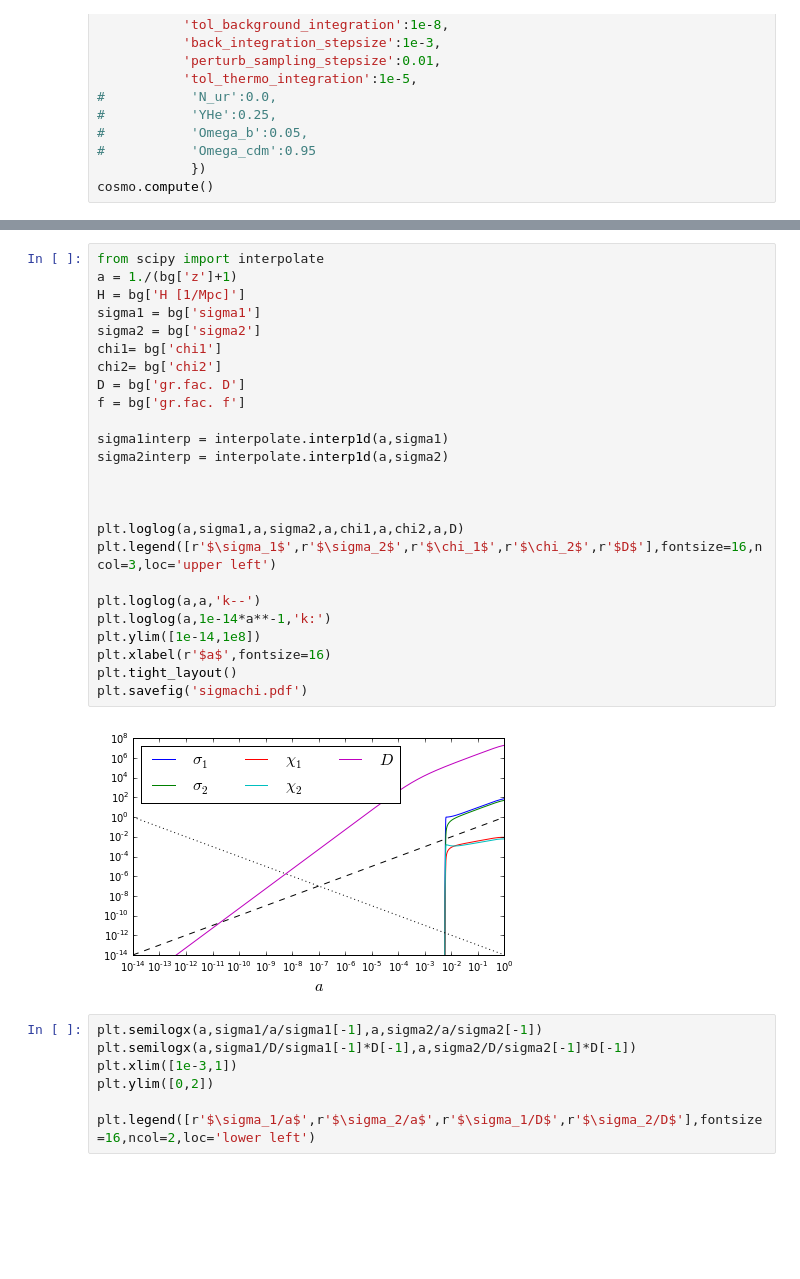
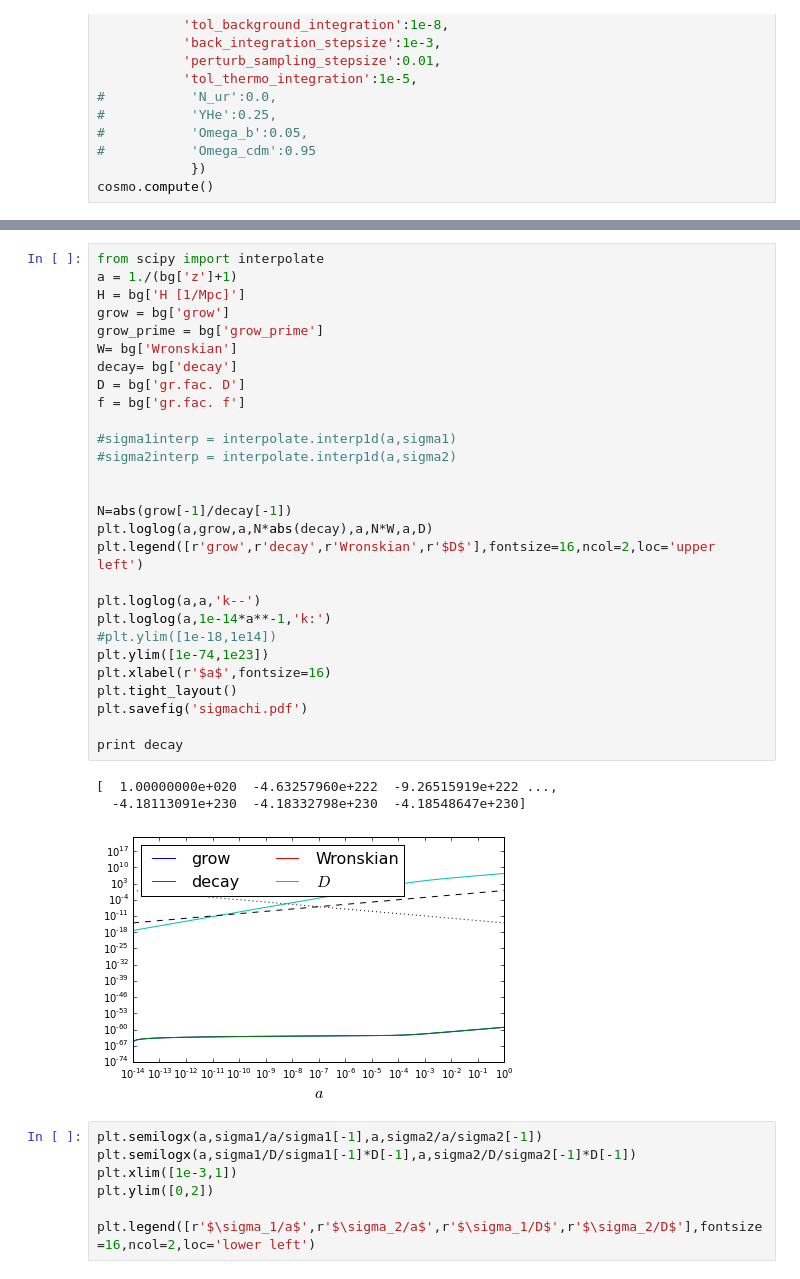
Before and after one commit to ThomasTram/CLASSmods, a Jupyter notebook: GrowingStuff.ipynb, the cells around one changed output, grey strips where cells are left out. Saved outputs shown, nothing was run; the diff lists cells and outputs as text; blank space fills up the shorter version.

Commit message:
Wronskian approach - not working

```diff
--- a/GrowingStuff.ipynb
+++ b/GrowingStuff.ipynb
@@ -45,30 +45,35 @@ dict_keys(['(.)rho_crit', 'lum. dist.', '(.)rho_b', 'H [1/Mpc]', 'H_prime', 'chi
 # %%
 from scipy import interpolate
 a = 1./(bg['z']+1)
 H = bg['H [1/Mpc]']
-sigma1 = bg['sigma1']
-sigma2 = bg['sigma2']
-chi1= bg['chi1']
-chi2= bg['chi2']
+grow = bg['grow']
+grow_prime = bg['grow_prime']
+W= bg['Wronskian']
+decay= bg['decay']
 D = bg['gr.fac. D']
 f = bg['gr.fac. f']
 
-sigma1interp = interpolate.interp1d(a,sigma1)
-sigma2interp = interpolate.interp1d(a,sigma2)
+#sigma1interp = interpolate.interp1d(a,sigma1)
+#sigma2interp = interpolate.interp1d(a,sigma2)
 
 
-
-plt.loglog(a,sigma1,a,sigma2,a,chi1,a,chi2,a,D)
-plt.legend([r'$\sigma_1$',r'$\sigma_2$',r'$\chi_1$',r'$\chi_2$',r'$D$'],fontsize=16,ncol=3,loc='upper left')
+N=abs(grow[-1]/decay[-1])
+plt.loglog(a,grow,a,N*abs(decay),a,N*W,a,D)
+plt.legend([r'grow',r'decay',r'Wronskian',r'$D$'],fontsize=16,ncol=2,loc='upper left')
 
 plt.loglog(a,a,'k--')
 plt.loglog(a,1e-14*a**-1,'k:')
-plt.ylim([1e-14,1e8])
+#plt.ylim([1e-18,1e14])
+plt.ylim([1e-74,1e23])
 plt.xlabel(r'$a$',fontsize=16)
 plt.tight_layout()
 plt.savefig('sigmachi.pdf')
+
+print decay
 # %% [output]
+[  1.00000000e+020  -4.63257960e+222  -9.26515919e+222 ...,
+  -4.18113091e+230  -4.18332798e+230  -4.18548647e+230]
-[figure, old version]
+[figure, new version]
 # %%
 plt.semilogx(a,sigma1/a/sigma1[-1],a,sigma2/a/sigma2[-1])
 plt.semilogx(a,sigma1/D/sigma1[-1]*D[-1],a,sigma2/D/sigma2[-1]*D[-1])
```
Also changed, not shown: parts of 1 cell of this notebook, 6 other files.
